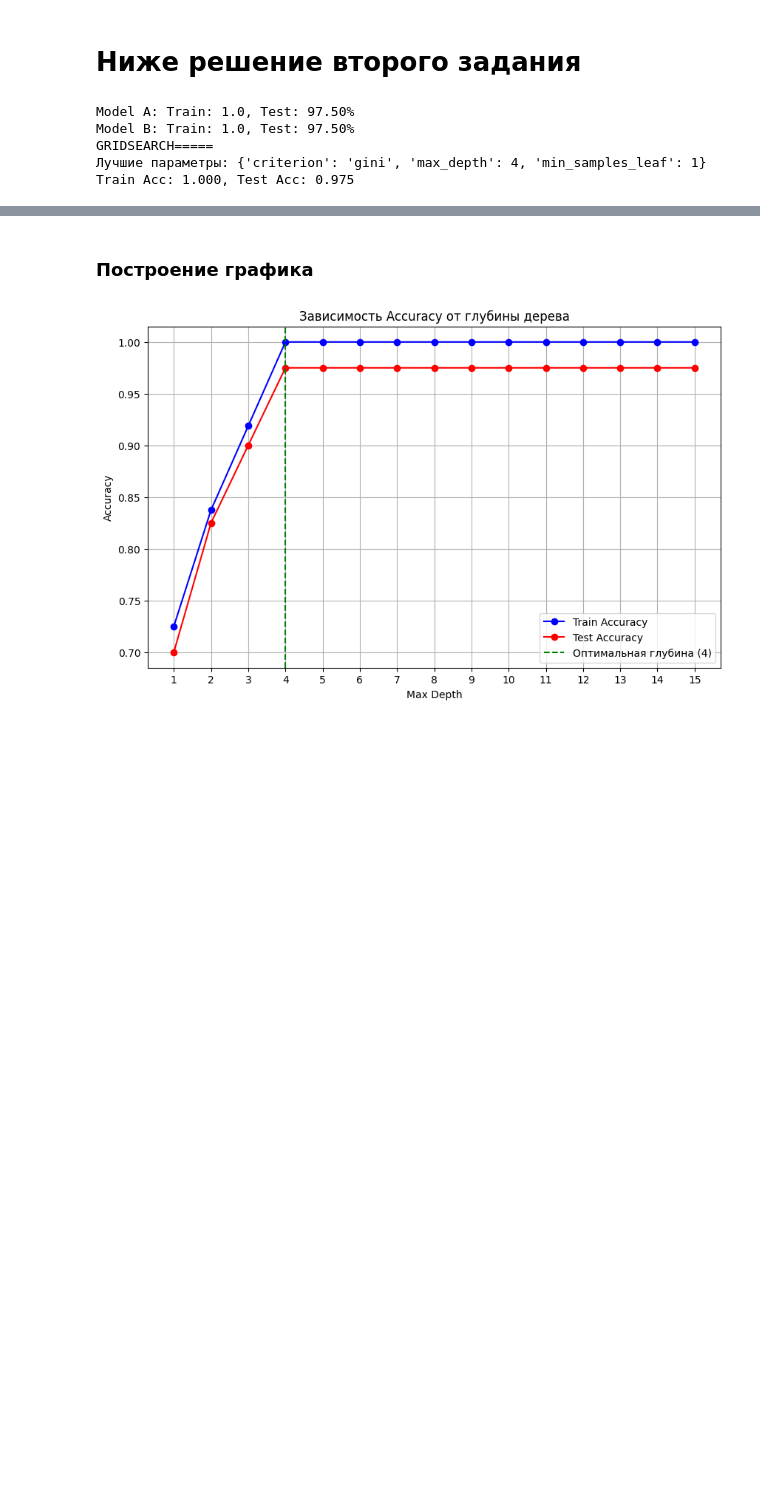
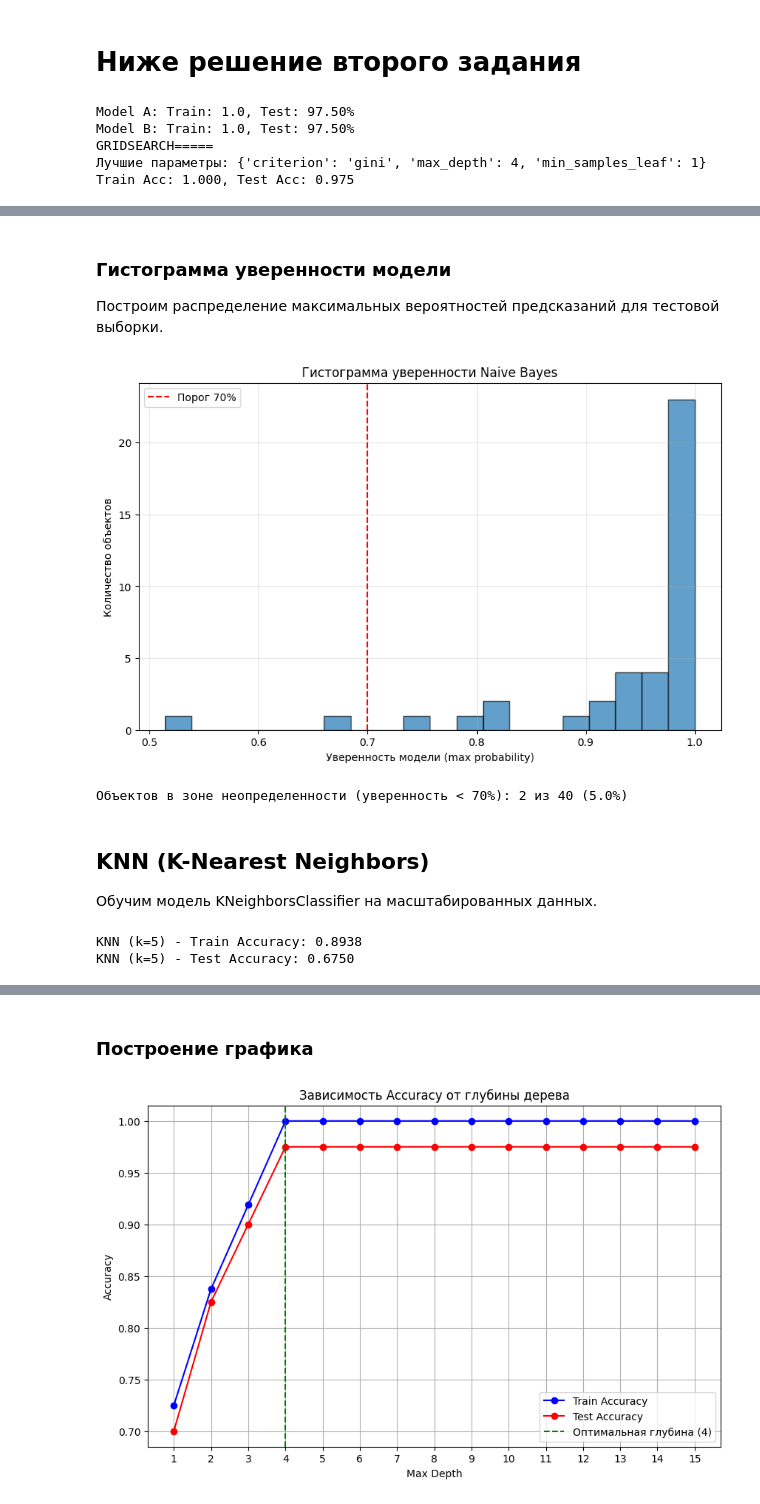
Before and after one commit to Reynem/Machine-Learning, a Jupyter notebook: ai1-decision-tree.ipynb, the cells around one changed output, grey strips where cells are left out. Cells and saved outputs as stored; diff of their text form; code cells hidden in the pictures; blank space fills up the shorter version.

```diff
--- a/ai1-decision-tree.ipynb
+++ b/ai1-decision-tree.ipynb
@@ -332,0 +411,48 @@ display(df_results)
+# %% [markdown]
+### Гистограмма уверенности модели
+
+Построим распределение максимальных вероятностей предсказаний для тестовой выборки.
+# %%
+# Получаем вероятности предсказаний
+probas = nb_model.predict_proba(X_test_scaled)
+max_probas = probas.max(axis=1)
+
+# Гистограмма уверенности
+plt.figure(figsize=(10, 6))
+plt.hist(max_probas, bins=20, edgecolor='black', alpha=0.7)
+plt.axvline(x=0.7, color='red', linestyle='--', label='Порог 70%')
+plt.xlabel('Уверенность модели (max probability)')
+plt.ylabel('Количество объектов')
+plt.title('Гистограмма уверенности Naive Bayes')
+plt.legend()
+plt.grid(True, alpha=0.3)
+plt.show()
+
+# Количество объектов в зоне неопределенности
+uncertain_count = (max_probas < 0.7).sum()
+total_count = len(max_probas)
+print(f"Объектов в зоне неопределенности (уверенность < 70%): {uncertain_count} из {total_count} ({uncertain_count/total_count*100:.1f}%)")
+# %% [output]
+[figure, added]
+Объектов в зоне неопределенности (уверенность < 70%): 2 из 40 (5.0%)
+# %% [markdown]
+## KNN (K-Nearest Neighbors)
+
+Обучим модель KNeighborsClassifier на масштабированных данных.
+# %%
+# Обучаем KNN с k=5
+knn_model = KNeighborsClassifier(n_neighbors=5)
+knn_model.fit(X_train_scaled, y_train)
+
+# Предсказания и точность
+y_train_pred_knn = knn_model.predict(X_train_scaled)
+y_test_pred_knn = knn_model.predict(X_test_scaled)
+
+train_acc_knn = accuracy_score(y_train, y_train_pred_knn)
+test_acc_knn = accuracy_score(y_test, y_test_pred_knn)
+
+print(f"KNN (k=5) - Train Accuracy: {train_acc_knn:.4f}")
+print(f"KNN (k=5) - Test Accuracy: {test_acc_knn:.4f}")
+# %% [output]
+KNN (k=5) - Train Accuracy: 0.8938
+KNN (k=5) - Test Accuracy: 0.6750
```
Also changed, not shown: parts of 35 cells of this notebook, 1 other file.
